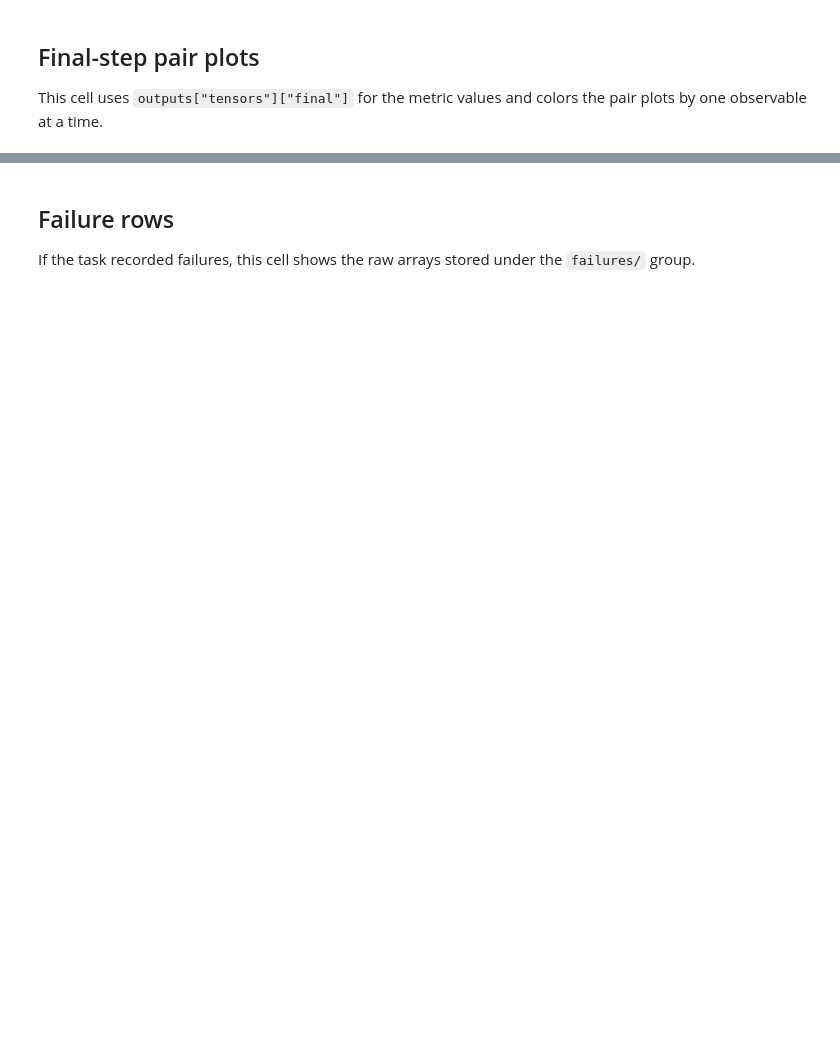
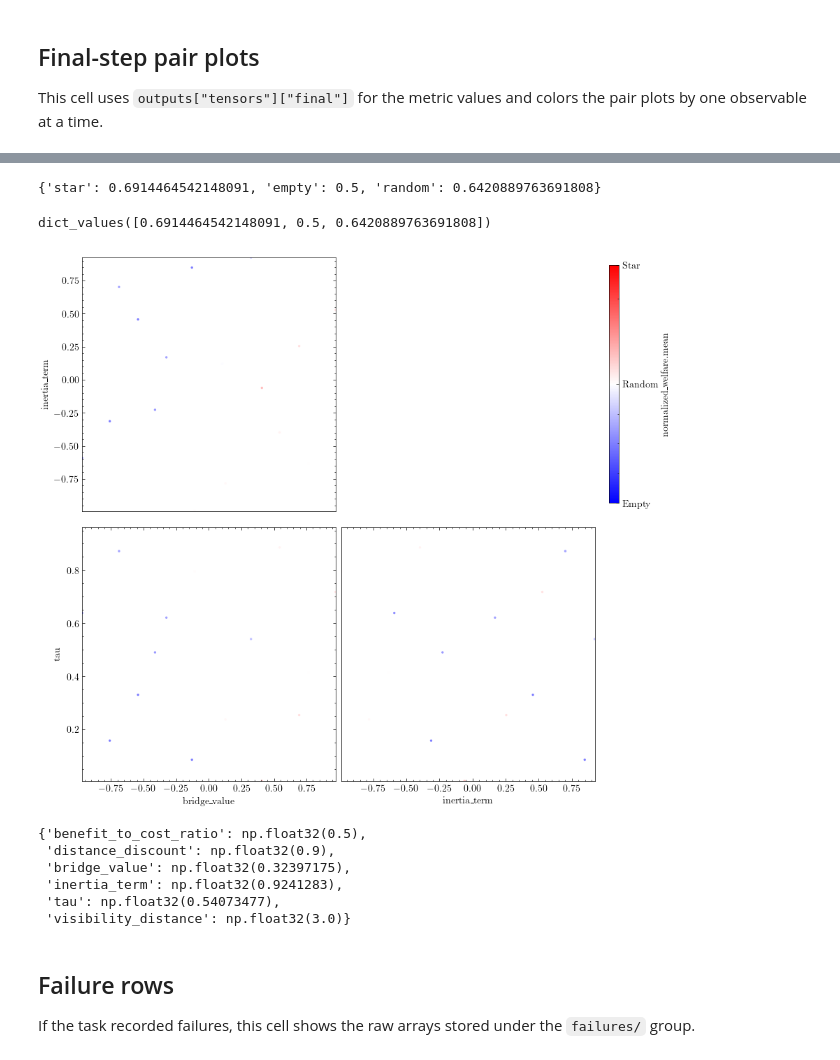
Before and after one commit to hdahmou/Network_creation, a Jupyter notebook: notebooks/task_result_loader.ipynb, the cells around one changed output, grey strips where cells are left out. Saved outputs shown, nothing was run; the diff lists cells and outputs as text; code cells hidden in the pictures; blank space fills up the shorter version.

Commit message:
feat: add expected aggregate payoff calculations and reference values for welfare observer, ER payoff

```diff
--- a/notebooks/task_result_loader.ipynb
+++ b/notebooks/task_result_loader.ipynb
@@ -114,12 +148,53 @@ parameter_labels = tuple(input_group["labels"].get("parameter", ()))
+# %%
+benefit_to_cost_ratio = np.unique(parameters[:, parameter_labels.index("benefit_to_cost_ratio")]).item()
+distance_discount = np.unique(parameters[:, parameter_labels.index("distance_discount")]).item()
+
+reference_welfare = NormalizedWelfareObserver.reference_values(
+    n=metadata["simulation"]["n_agents"],
+    benefit_to_cost_ratio=float(benefit_to_cost_ratio),
+    distance_discount=float(distance_discount),
+)
+
+reference_welfare
+# %% [output]
+{'star': 0.6914464542148091, 'empty': 0.5, 'random': 0.6420889763691808}
+# %%
+reference_welfare.values()
+# %% [output]
+dict_values([0.6914464542148091, 0.5, 0.6420889763691808])
 # %%
+target_idx = 1
+target_values = final[:, target_idx]
+reference_center = float(reference_welfare["random"])
+eps = np.finfo(float).eps
+target_norm = TwoSlopeNorm(
+    vmin=reference_welfare["empty"],
+    vcenter=reference_center,
+    vmax=reference_welfare["star"],
+)
+
 fig, axes = plot_pair(
     X=parameters,
-    y=final[:, 1],
+    y=target_values,
     labels=parameter_labels,
-    label_y="output_1",
+    label_y=observable_labels[target_idx],
     atol=1e-5,
     base_fig_size=4.0,
-    cmap="inferno",
-    method="gaussian",
-    resolution=50
+    cmap="bwr",
+    method="points",
+    resolution=50,
+    sigma=0.2,
+    norm=target_norm,
 )
+
+cbar_ax = fig.axes[-1]
+cbar_ax.set_yticks(
+    [
+        reference_welfare["empty"],
+        reference_welfare["random"],
+        reference_welfare["star"],
+    ],
+    labels=["Empty", "Random", "Star"],
+);
+# %% [output]
+[figure, added]
@@ -145,3 +201,12 @@ r * (1/(n*(2*n-1))) * (n+2*(n-1)*delta+(n-1)*(n-2)*delta**2) + (1/(n*(2*n-1)))*(
+# %%
+dict(zip(parameter_labels, parameters[final[:, 0].argmax()]))
+# %% [output]
+{'benefit_to_cost_ratio': np.float32(0.5),
+ 'distance_discount': np.float32(0.9),
+ 'bridge_value': np.float32(0.32397175),
+ 'inertia_term': np.float32(0.9241283),
+ 'tau': np.float32(0.54073477),
+ 'visibility_distance': np.float32(3.0)}
 # %% [markdown]
 ## Failure rows
 
```
Also changed, not shown: parts of 10 cells of this notebook, 19 other files.
